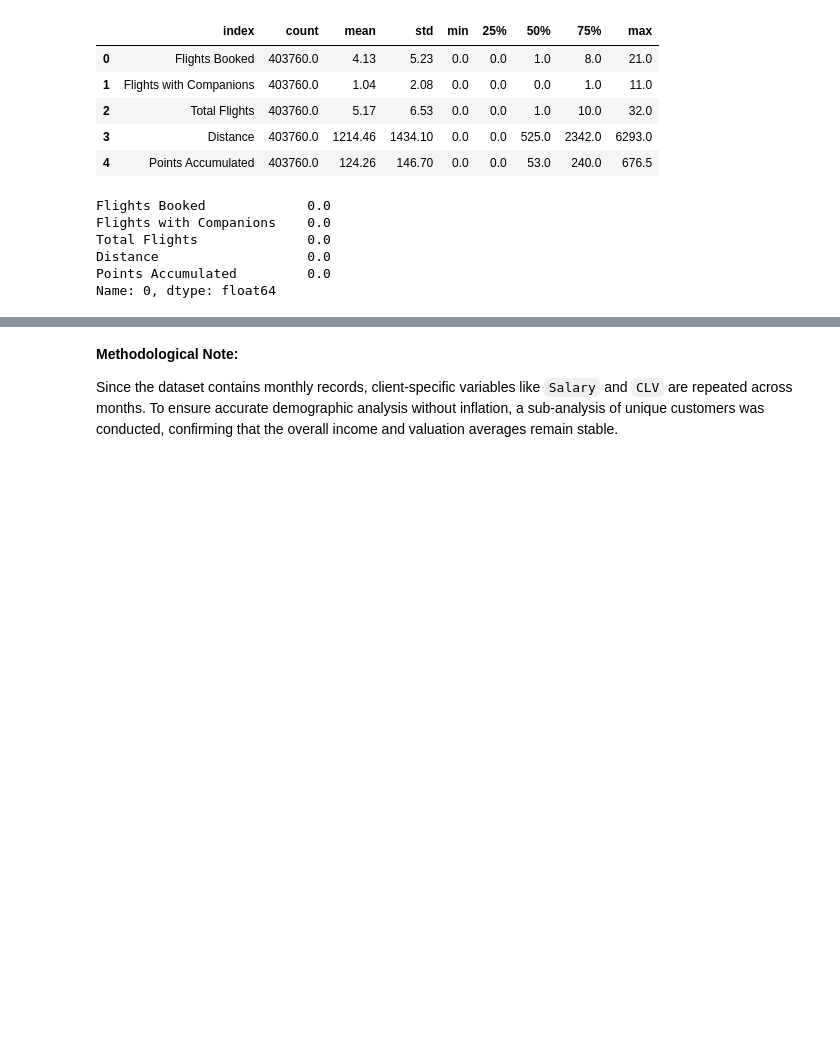
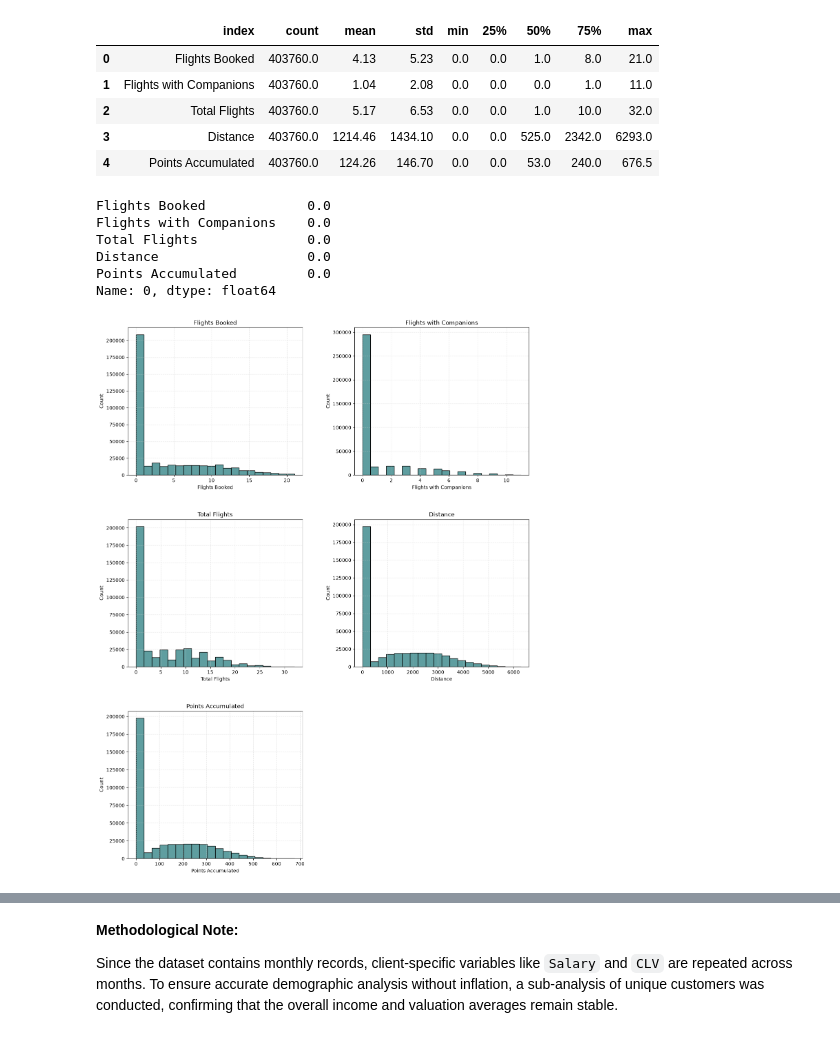
Before and after one commit to Adalab/bda-modulo-3-evaluacion-final-MATC-90, a Jupyter notebook: src/notebooks/02_Statistical_Analysis_and_Data_Visualization.ipynb, the cells around one changed output, grey strips where cells are left out. Drawn from its saved outputs; the diff is of its cells as text; code cells hidden in the pictures; blank space fills up the shorter version.

Commit message:
Adjustments to Phase 2 visualizations

```diff
--- a/src/notebooks/02_Statistical_Analysis_and_Data_Visualization.ipynb
+++ b/src/notebooks/02_Statistical_Analysis_and_Data_Visualization.ipynb
@@ -76,6 +76,22 @@ Total Flights              0.0
 Distance                   0.0
 Points Accumulated         0.0
 Name: 0, dtype: float64
+# %%
+# Plot all histograms and customize axes labels dynamically
+axes = df_clean[numerical_cols_flights].hist(bins=20, color= 'cadetblue', edgecolor='black', grid= False, figsize=(15, 20))
+
+# Loop through each individual subplot to add labels
+for ax in axes.flatten():
+    # Only modify subplots that actually contain a chart
+    if ax.get_title():
+        ax.set_xlabel(ax.get_title())  # Use the column name (title) as the X label
+        ax.set_ylabel("Count")         # Set the Y label as Count
+        ax.grid(True, linestyle='--', alpha=0.5, color='lightgray', zorder=0) # Add a subtle, light gray, dashed grid behind the bars
+
+# Save the complete figure
+plt.savefig("../figures/histo_flights.png")
+# %% [output]
+[figure, added]
 # %% [markdown]
 ***Initial Insights & Real-World Meaning:***
 
```
Also changed, not shown: parts of 7 cells of this notebook, 4 other files.
